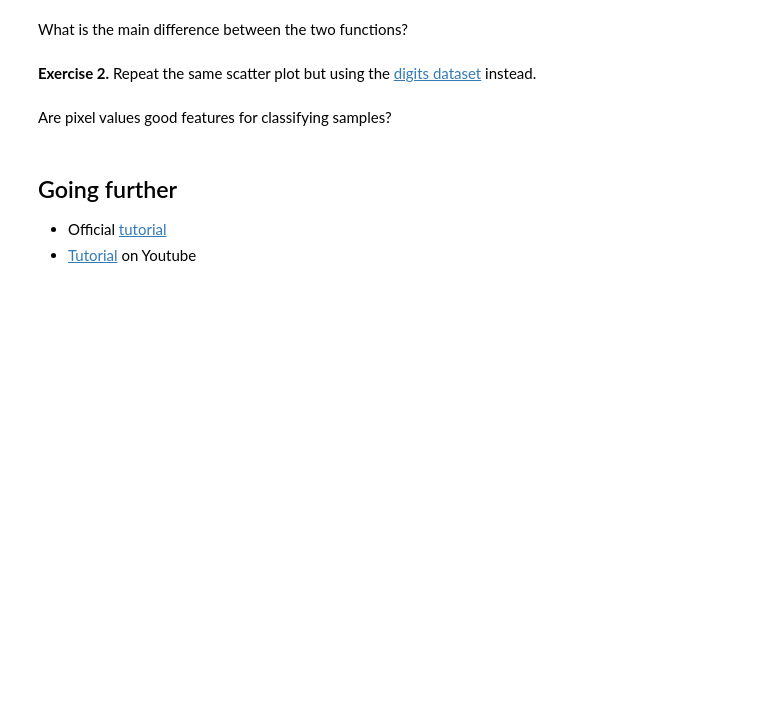
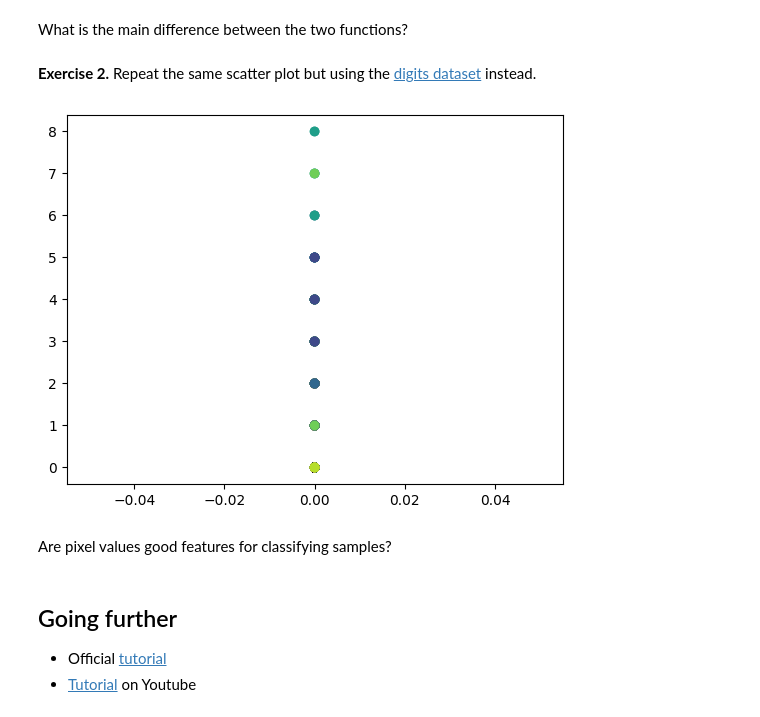
Before and after one commit to MehrafSyN/Algoverse, a Jupyter notebook: notebooks/01_python_basics.ipynb, the cells around one changed output. Saved outputs shown, nothing was run; the diff lists cells and outputs as text; code cells hidden in the pictures; blank space fills up the shorter version.

```diff
--- a/notebooks/01_python_basics.ipynb
+++ b/notebooks/01_python_basics.ipynb
@@ -517,6 +607,12 @@ What is the main difference between the two functions?
 # %%
 from sklearn.datasets import load_digits
 X, y = load_digits(return_X_y=True)
+import matplotlib.pyplot as plt
+plt.figure()
+plt.scatter(X[:, 0], X[:, 1], c=y)
+plt.show()
+# %% [output]
+[figure, added]
 # %% [markdown]
 Are pixel values good features for classifying samples?
 # %% [markdown]
```
Also changed, not shown: parts of 15 cells of this notebook.
